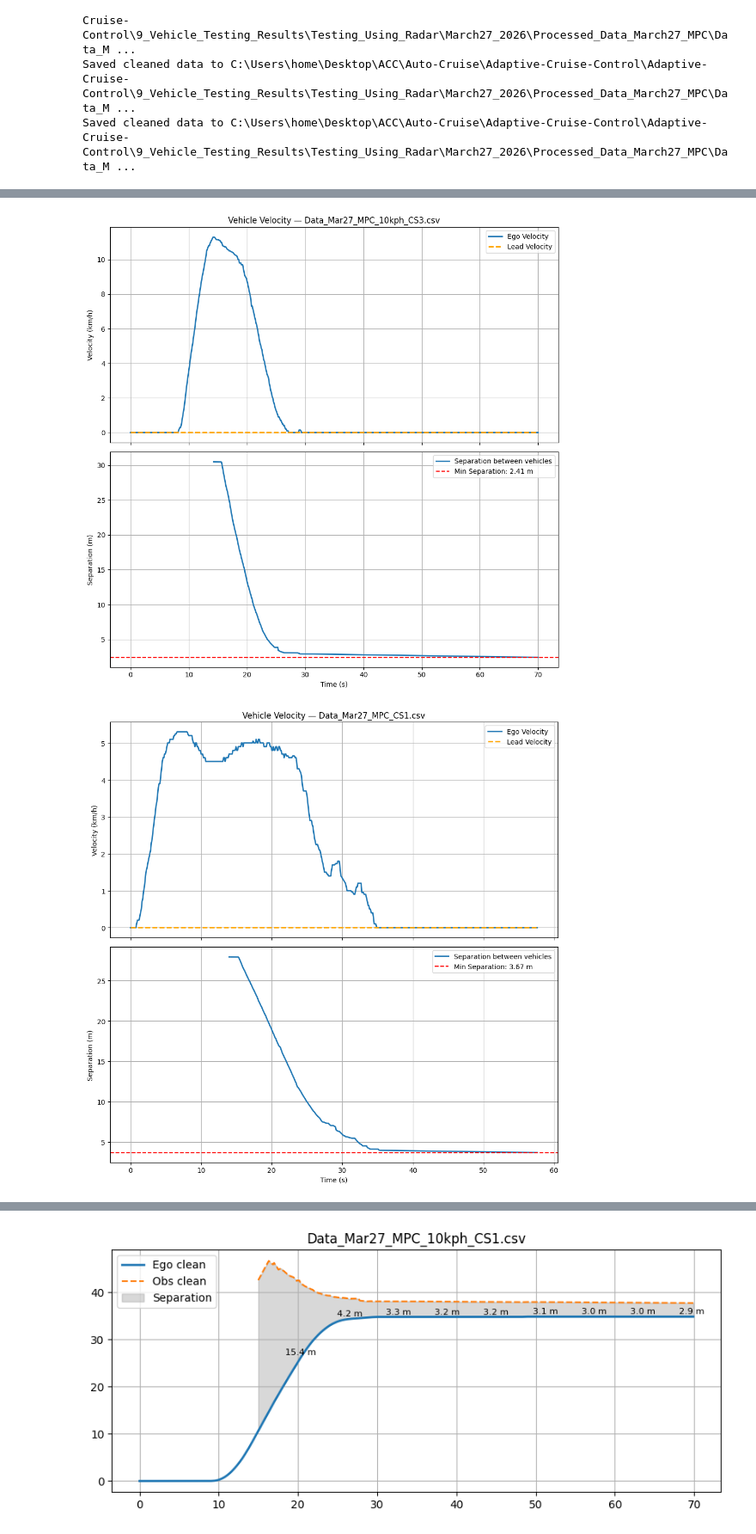
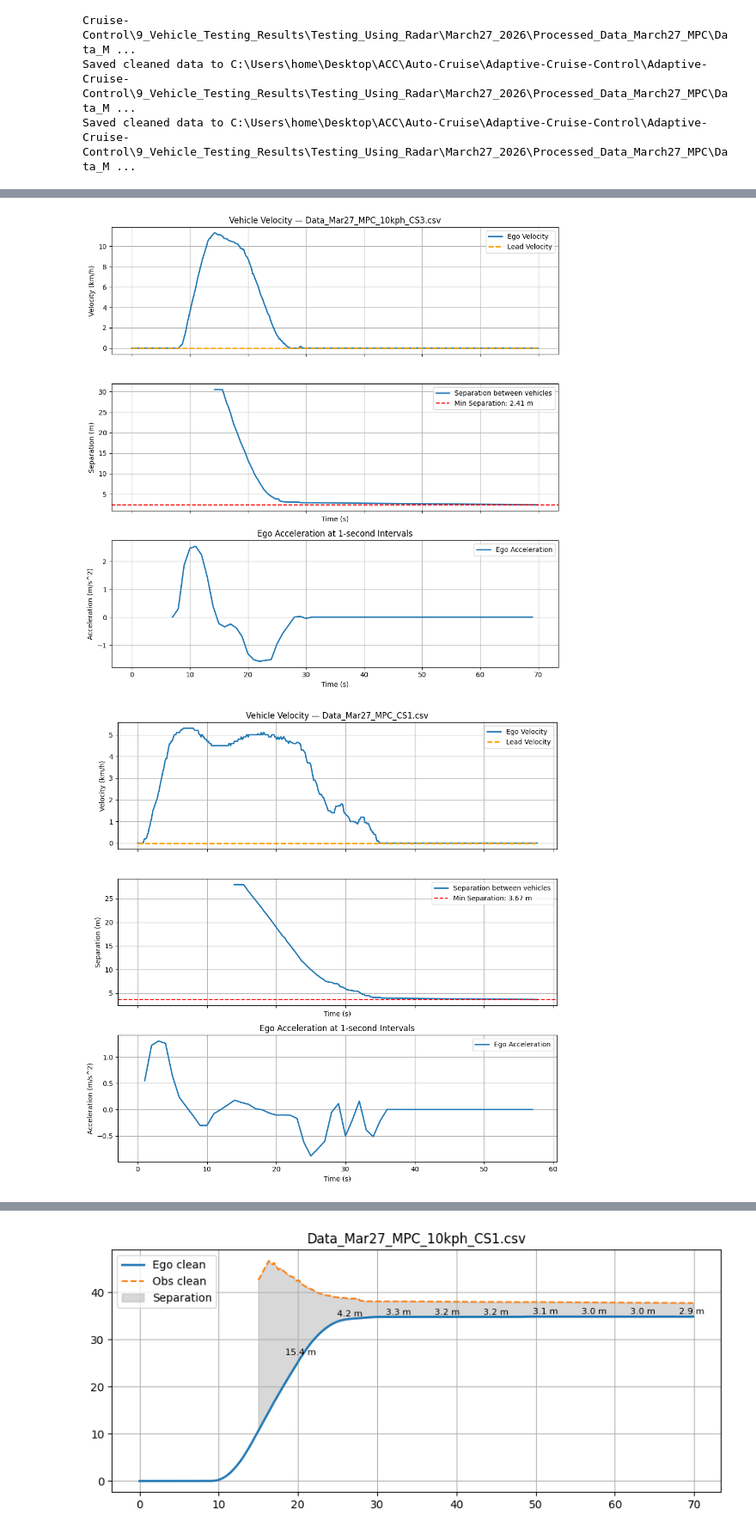
Before and after one commit to Santhosh4888/Adaptive-Cruise-Control, a Jupyter notebook: 9_Vehicle_Testing_Results/Testing_Using_Radar/March27_2026/Data_visualization_MPC.ipynb, the cells around one changed output, grey strips where cells are left out. Shown at 86% size. Cells and saved outputs as stored; diff of their text form; code cells hidden in the pictures.

```diff
--- a/9_Vehicle_Testing_Results/Testing_Using_Radar/March27_2026/Data_visualization_MPC.ipynb
+++ b/9_Vehicle_Testing_Results/Testing_Using_Radar/March27_2026/Data_visualization_MPC.ipynb
@@ -188,6 +213,25 @@ def clean_separation_series(s,
     s = s.interpolate(method="linear", limit=interp_limit, limit_direction="both")
     s = s.rolling(window=rolling_window, center=True, min_periods=1).median()
     return s
+
+
+def compute_one_second_acceleration(df, time_col, velocity_col):
+    if time_col not in df.columns or velocity_col not in df.columns:
+        return pd.Series(np.nan, index=df.index)
+
+    temp = df[[time_col, velocity_col]].copy()
+    temp[time_col] = pd.to_numeric(temp[time_col], errors="coerce")
+    temp[velocity_col] = pd.to_numeric(temp[velocity_col], errors="coerce")
+    temp = temp.dropna(subset=[time_col, velocity_col]).sort_values(time_col)
+
+    if temp.empty:
+        return pd.Series(np.nan, index=df.index)
+
+    temp["Time_1s"] = np.floor(temp[time_col]).astype(int)
+    velocity_by_second = temp.groupby("Time_1s")[velocity_col].mean()
+    acceleration_by_second = velocity_by_second.diff()
+    time_bucket = np.floor(pd.to_numeric(df[time_col], errors="coerce")).astype("Int64")
+    return time_bucket.map(acceleration_by_second)
 # %% [markdown]
 ## For Stationary Obstacle
 # %%
@@ -207,6 +251,12 @@ for file, df in data.items():
     else:
         df["Separation_clean"] = np.nan
 
+    # Clean acceleration using 1-second intervals
+    if "Ego_Velocity_clean" in df.columns:
+        df["Ego_Acceleration_clean"] = compute_one_second_acceleration(df, "Time", "Ego_Velocity_clean")
+    if "Obs_Velocity_clean" in df.columns:
+        df["Obs_Acceleration_clean"] = compute_one_second_acceleration(df, "Time", "Obs_Velocity_clean")
+
     # Recompute Ego position from clean ego velocity
     dt = df["Time"].diff().fillna(0)
     df["Ego_Position_clean"] = (df["Ego_Velocity_clean"].fillna(0) / 3.6) * dt
@@ -217,7 +267,6 @@ for file, df in data.items():
     # Recompute Obs position via separation
     df["Obs_Position_clean"] = df["Ego_Position_clean"] + df["Separation_clean"]
 
-    # Optionally, nothing is dropped: persist all intermediate
     data[file] = df
 # %%
 alpha = 0.9
@@ -282,7 +331,7 @@ Saved cleaned data to C:\Users\home\Desktop\ACC\Auto-Cruise\Adaptive-Cruise-Cont
 Saved cleaned data to C:\Users\home\Desktop\ACC\Auto-Cruise\Adaptive-Cruise-Control\Adaptive-Cruise-Control\9_Vehicle_Testing_Results\Testing_Using_Radar\March27_2026\Processed_Data_March27_MPC\Data_M ...
 # %%
 for file, df in data.items():
-    fig, axes = plt.subplots(2,1,figsize=(10,10), sharex=True)
+    fig, axes = plt.subplots(3,1,figsize=(10,10), sharex=True)
 
     axes[0].plot(df["Time"], df["Ego_Velocity_clean"], label="Ego Velocity", linewidth=2)
     # axes[0].plot(df["Time"], df["Ego_Velocity_kmph"], alpha=0.3, label="Ego raw")
@@ -303,6 +352,16 @@ for file, df in data.items():
     axes[1].legend()
     axes[1].grid()
 
+    accel_plot_df = df.drop_duplicates("Time_1s") if "Time_1s" in df.columns else df
+    if "Ego_Acceleration_clean" in accel_plot_df.columns:
+        axes[2].plot(accel_plot_df["Time_1s"] if "Time_1s" in accel_plot_df.columns else accel_plot_df["Time"],
+                     accel_plot_df["Ego_Acceleration_clean"], label="Ego Acceleration", linewidth=2)
+    axes[2].set_ylabel("Acceleration (m/s^2)")
+    axes[2].set_xlabel("Time (s)")
+    axes[2].set_title("Ego Acceleration at 1-second Intervals")
+    axes[2].legend()
+    axes[2].grid()
+
     plt.tight_layout()
     plt.show()
 # %% [output]
@@ -311,2 +370,2 @@ for file, df in data.items():
-[figure, old version]
+[figure, new version]
-[figure, old version]
+[figure, new version]
```
Also changed, not shown: parts of 5 cells of this notebook, 24 other files.
